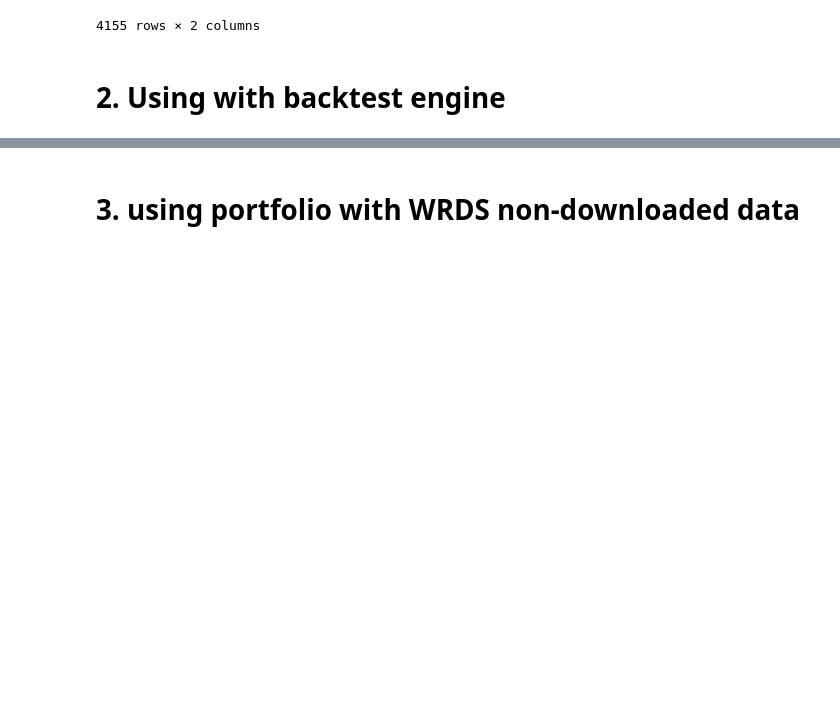
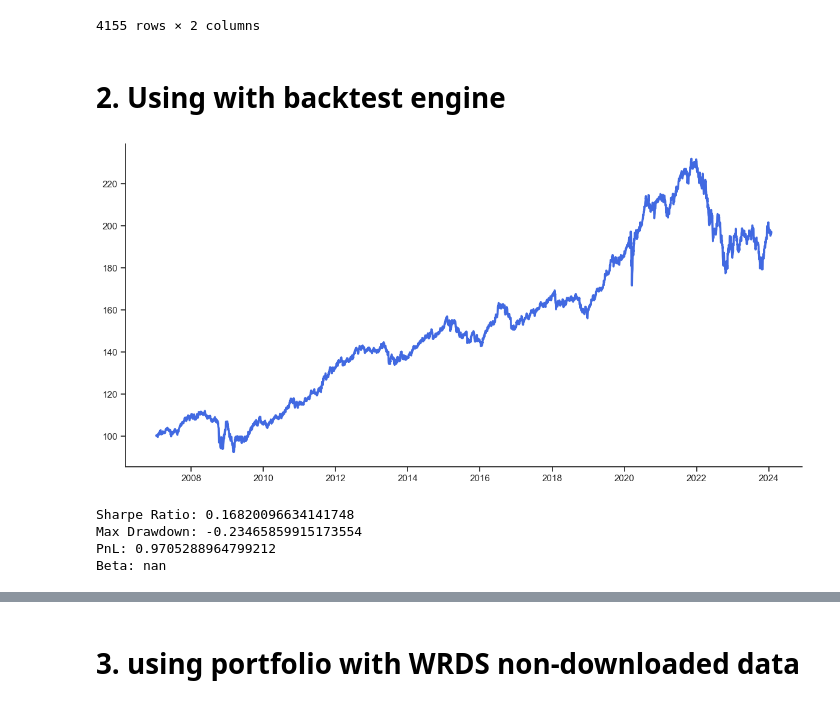
Before and after one commit to NUSFintechQuant/AY2324S1-Modern-Portfolio-Theory, a Jupyter notebook: portfolio/portfolio_demo.ipynb, the cells around one changed output, grey strips where cells are left out. Cells and saved outputs as stored; diff of their text form; code cells hidden in the pictures; blank space fills up the shorter version.

```diff
--- a/portfolio/portfolio_demo.ipynb
+++ b/portfolio/portfolio_demo.ipynb
@@ -233,3 +236,12 @@ class Backtest:
         self._plot_portfolio_performance(self.results['Cumulative Returns'])
 
         return self.results
+# %%
+# Running all weather with all data.
+ALL_WEATHER.backtest(Backtest())
+# %% [output]
+[figure, added]
+Sharpe Ratio: 0.16820096634141748
+Max Drawdown: -0.23465859915173554
+PnL: 0.9705288964799212
+Beta: nan
```
Also changed, not shown: parts of 8 cells of this notebook, 1 other file.
